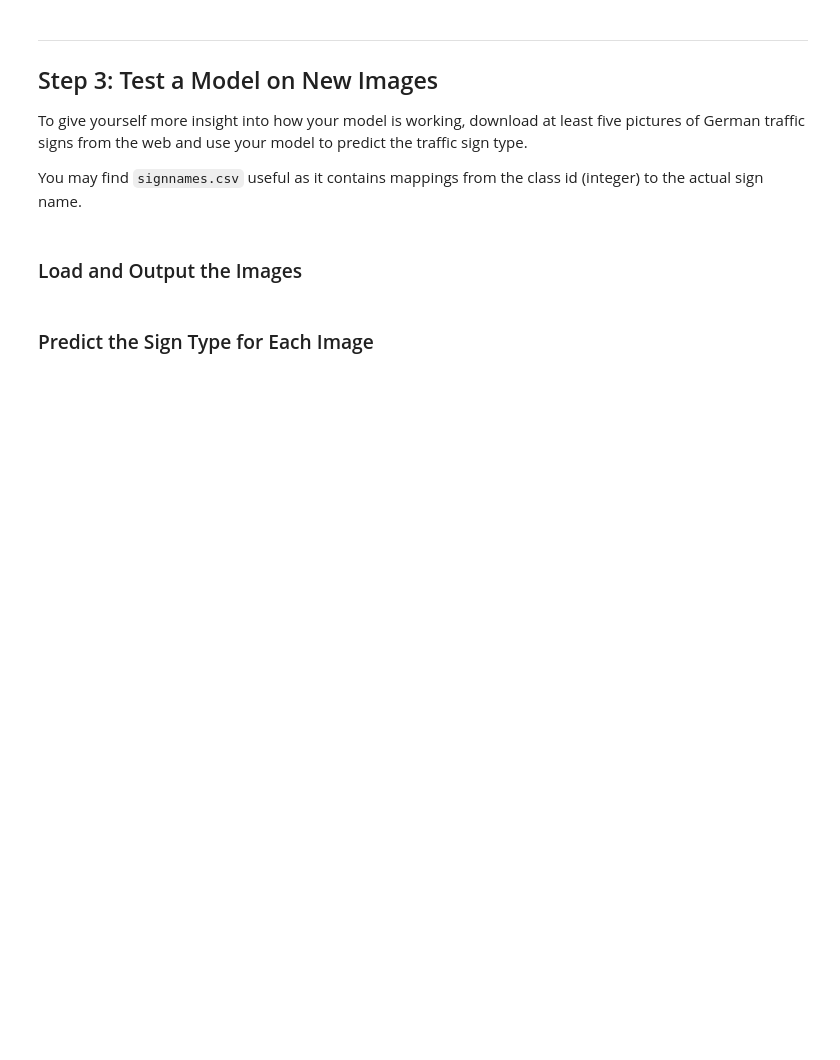
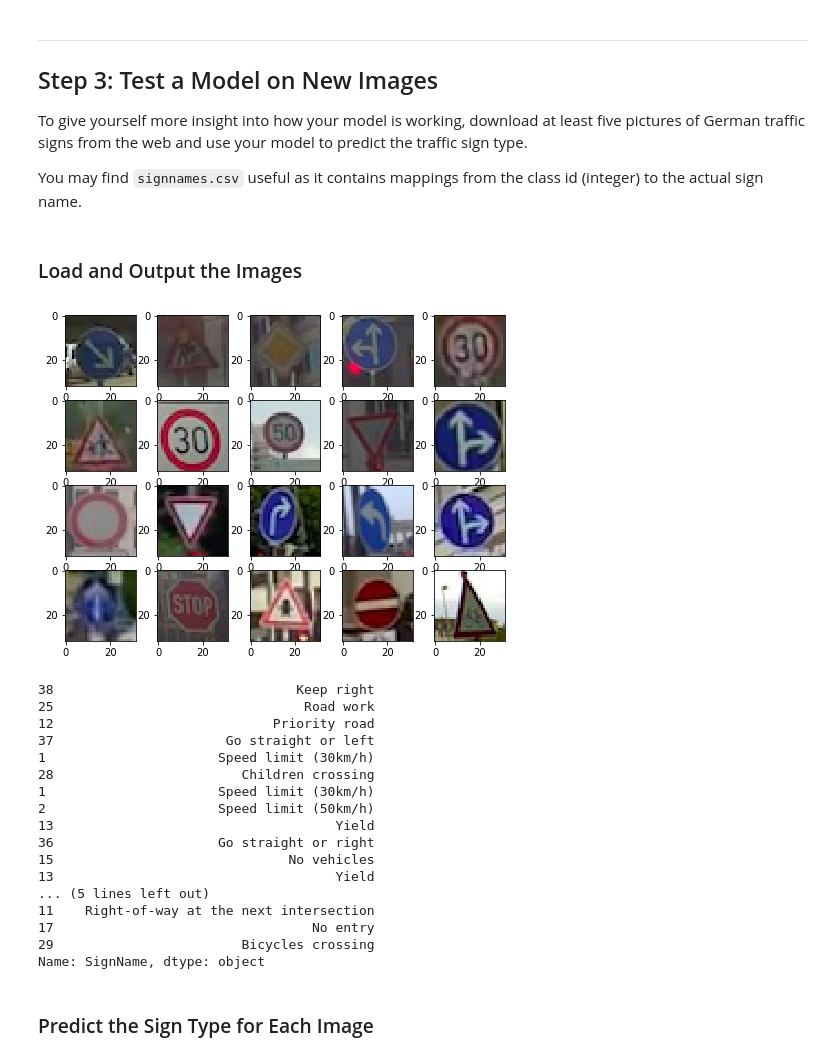
Before and after one commit to tjphoton/CarND, a Jupyter notebook: CarND-Traffic-Sign-Classifier-Project/Traffic_Sign_Classifier.ipynb, the cells around one changed output. Drawn from its saved outputs; the diff is of its cells as text; code cells hidden in the pictures; blank space fills up the shorter version.

```diff
--- a/CarND-Traffic-Sign-Classifier-Project/Traffic_Sign_Classifier.ipynb
+++ b/CarND-Traffic-Sign-Classifier-Project/Traffic_Sign_Classifier.ipynb
@@ -349,6 +419,6 @@ Model saved
 # %%
 with tf.Session() as sess:
-    saver.restore(sess, tf.train.latest_checkpoint('.'))
-
+    # saver.restore(sess, tf.train.latest_checkpoint('.'))
+    saver.restore(sess, './lenet')
     test_accuracy = evaluate(X_test_n, y_test)
     print("Test Accuracy = {:.3f}".format(test_accuracy))
@@ -370,3 +652,40 @@ You may find `signnames.csv` useful as it contains mappings from the class id (i
+# %%
+### Load the images and plot them here.
+### Feel free to use as many code cells as needed.
+
+import matplotlib.image as mpimg
+
+image_new = []
+fig=plt.figure(figsize=(8, 6))
+col = 5
+row = 4
+for i in range(20):
+    img = mpimg.imread('./Germay_traffic_signs/S'+str(i+1)+'.jpg')
+    image_new.append(img)
+    fig.add_subplot(row, col, i+1)
+    plt.imshow(img)
+plt.show()
+label_new = [38, 25, 12, 37, 1,   28, 1, 2, 13,  36,   15, 13, 33, 34, 36,   35,  14, 11, 17, 29 ]
+signnames['SignName'][label_new]
+# %% [output]
+[figure, added]
+38                               Keep right
+25                                Road work
+12                            Priority road
+37                      Go straight or left
+1                      Speed limit (30km/h)
+28                        Children crossing
+1                      Speed limit (30km/h)
+2                      Speed limit (50km/h)
+13                                    Yield
+36                     Go straight or right
+15                              No vehicles
+13                                    Yield
+... (5 lines left out)
+11    Right-of-way at the next intersection
+17                                 No entry
+29                        Bicycles crossing
+Name: SignName, dtype: object
 # %% [markdown]
 ### Predict the Sign Type for Each Image
 # %%
```
Also changed, not shown: parts of 18 cells of this notebook, 1 other file.
